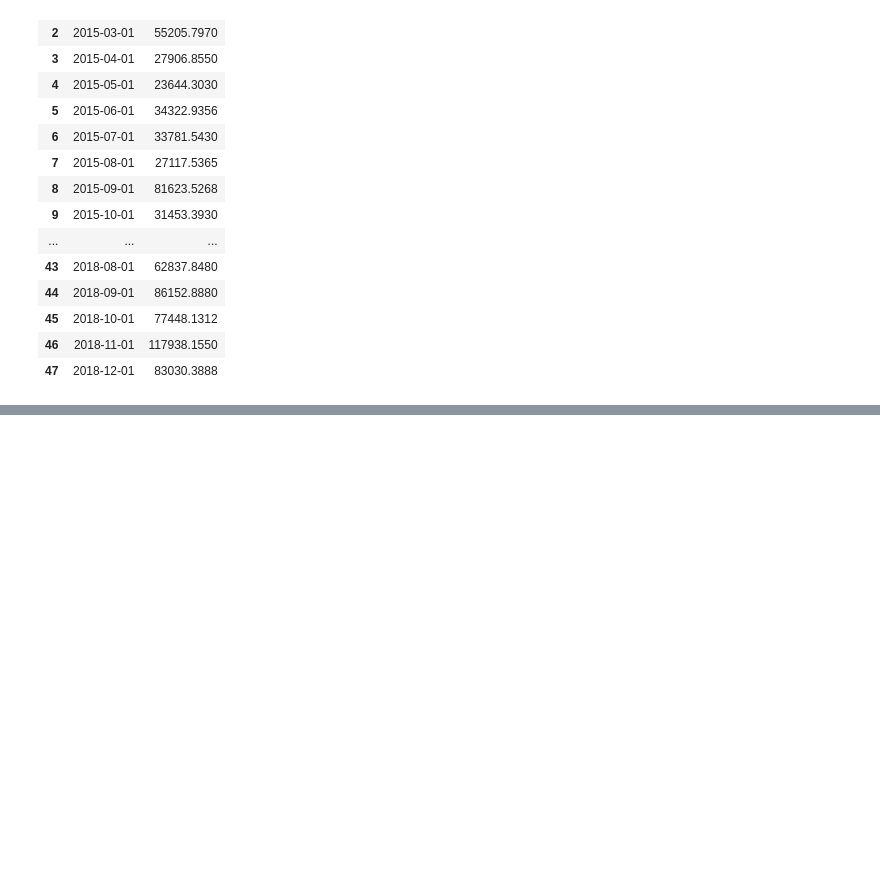
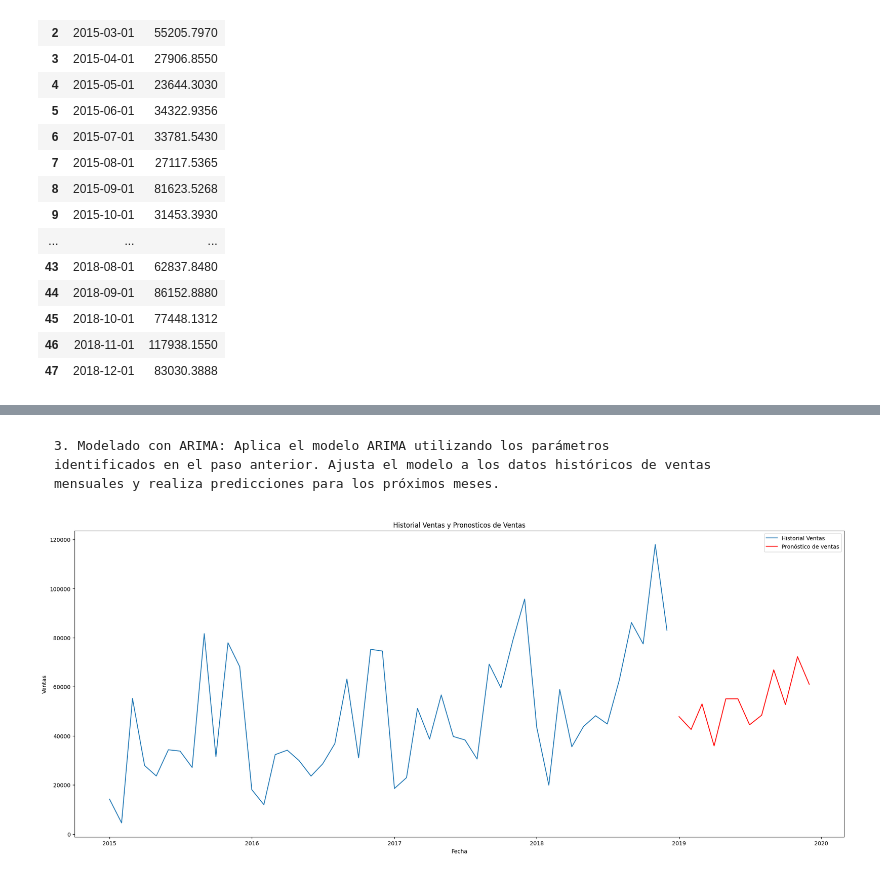
Before and after one commit to hlcxpl/DpyML-6, a Jupyter notebook: DpyML-6.ipynb, the cells around one changed output, grey strips where cells are left out. Drawn from its saved outputs; the diff is of its cells as text; code cells hidden in the pictures; blank space fills up the shorter version.

````diff
--- a/DpyML-6.ipynb
+++ b/DpyML-6.ipynb
@@ -122,0 +130,38 @@ MSE AutoARIMA: 665814047.8267652
+# %%
+p=7
+d=0
+q=14
+# %% [markdown]
+```
+3. Modelado con ARIMA: Aplica el modelo ARIMA utilizando los parámetros
+identificados en el paso anterior. Ajusta el modelo a los datos históricos de ventas
+mensuales y realiza predicciones para los próximos meses.
+```
+# %%
+def fit_arima_model(data, column_name, p, d, q):
+    # Ajustar el modelo ARIMA con los parámetros dados
+    model = ARIMA(data[column_name], order=(p, d, q))
+    results = model.fit()
+
+    return results
+arima_model = fit_arima_model(data, "Sales", p, d, q)
+
+# Realizar predicciones para los próximos meses
+forecast_steps = 12  # Número de pasos hacia adelante para predecir
+forecast = arima_model.forecast(steps=forecast_steps)
+
+# Crear un DataFrame para almacenar las predicciones
+forecast_index = pd.date_range(start=data.index[-1], periods=forecast_steps + 1, freq="MS")[1:]
+forecast_df = pd.DataFrame(forecast, index=forecast_index, columns=["Sales Forecast"])
+
+# Visualizar las predicciones
+plt.figure(figsize=(25, 10))
+plt.plot(data.index, data["Sales"], label="Historial Ventas")
+plt.plot(forecast_index, forecast, label="Pronóstico de ventas", color="red")
+plt.xlabel("Fecha")
+plt.ylabel("Ventas")
+plt.title("Historial Ventas y Pronosticos de Ventas")
+plt.legend()
+plt.show()
+# %% [output]
+[figure, added]
````
Also changed, not shown: parts of 11 cells of this notebook.
